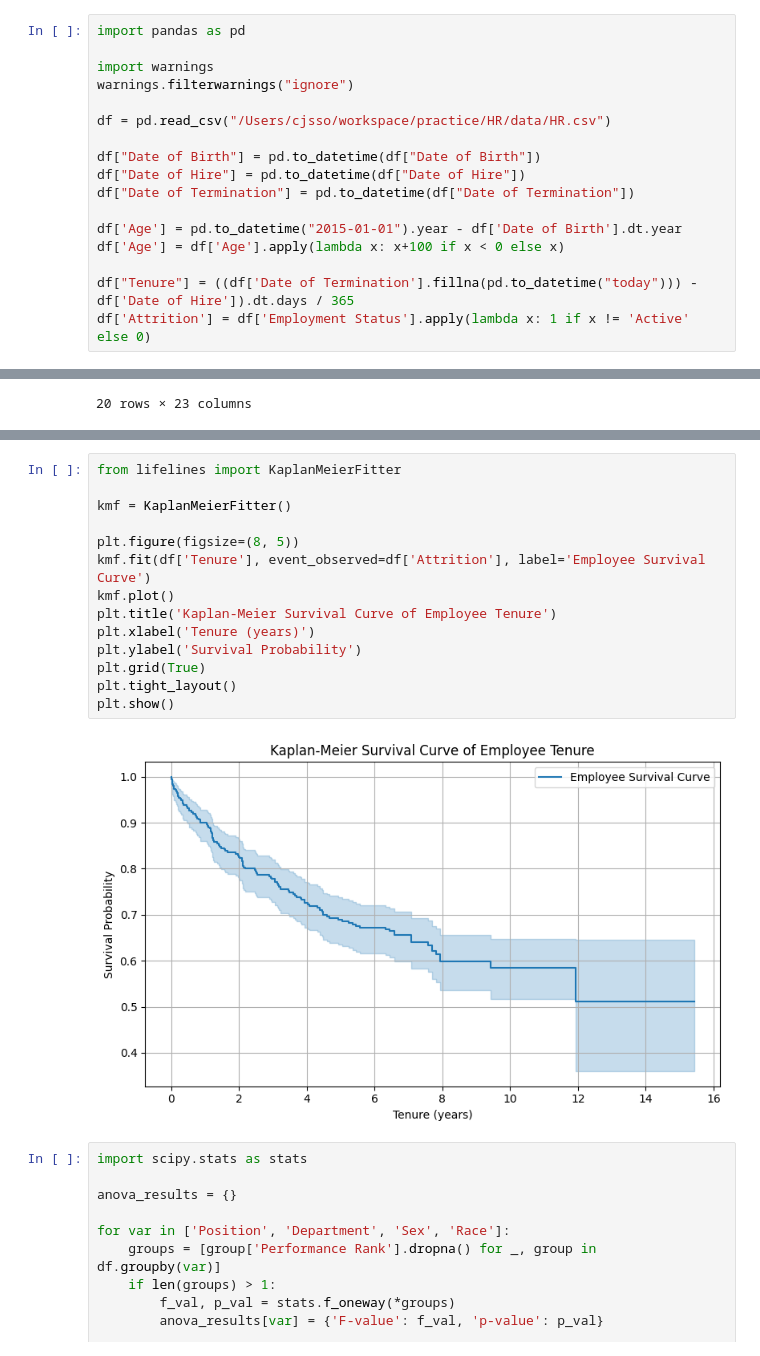
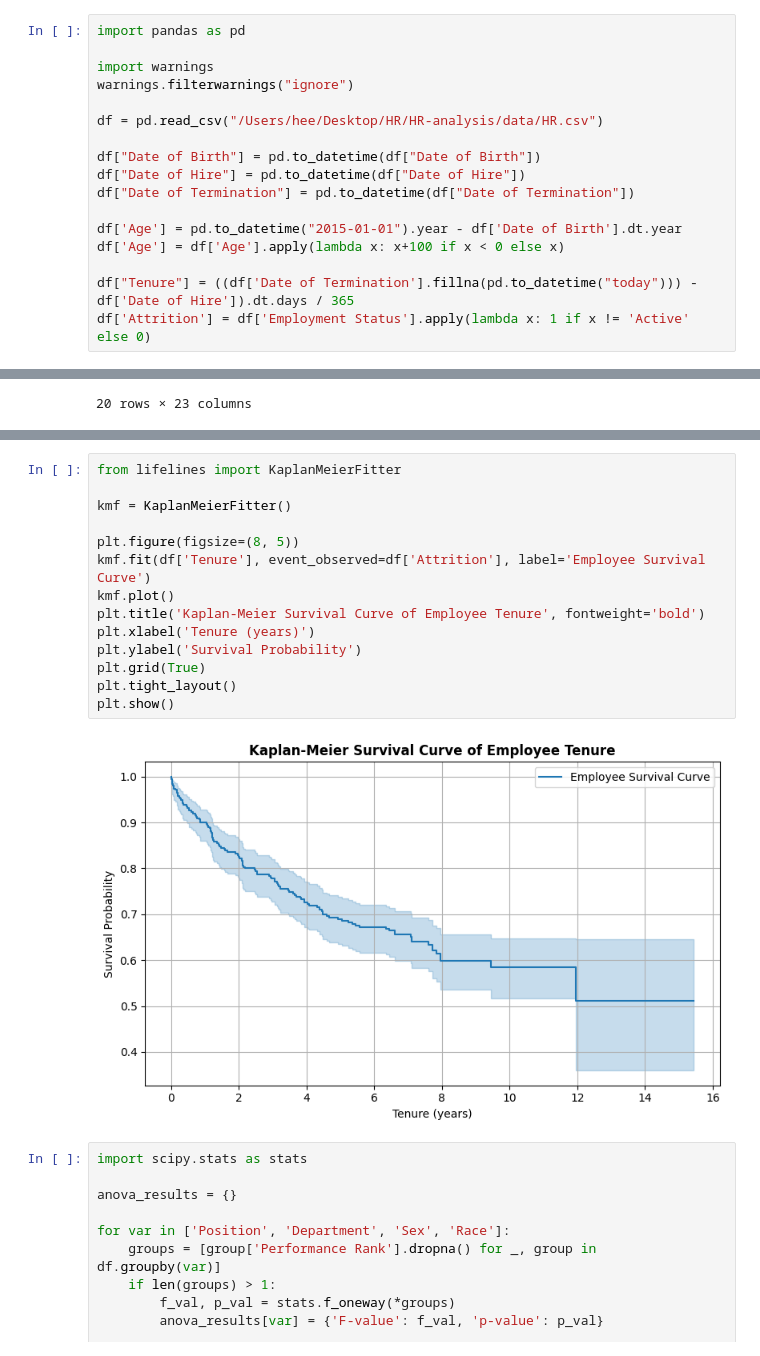
Before and after one commit to sorrychoe/HR-analysis, a Jupyter notebook: notebook/HR.ipynb, the cells around one changed output, grey strips where cells are left out. Drawn from its saved outputs; the diff is of its cells as text.

```diff
--- a/notebook/HR.ipynb
+++ b/notebook/HR.ipynb
@@ -4,7 +4,7 @@ import pandas as pd
 import warnings
 warnings.filterwarnings("ignore")
 
-df = pd.read_csv("/Users/cjsso/workspace/practice/HR/data/HR.csv")
+df = pd.read_csv("/Users/hee/Desktop/HR/HR-analysis/data/HR.csv")
 
 df["Date of Birth"] = pd.to_datetime(df["Date of Birth"])
 df["Date of Hire"] = pd.to_datetime(df["Date of Hire"])
@@ -74,19 +76,19 @@ for feature in ['Age', 'Tenure', 'Pay Rate']:
 # %%
 from lifelines import KaplanMeierFitter
 
 kmf = KaplanMeierFitter()
 
 plt.figure(figsize=(8, 5))
 kmf.fit(df['Tenure'], event_observed=df['Attrition'], label='Employee Survival Curve')
 kmf.plot()
-plt.title('Kaplan-Meier Survival Curve of Employee Tenure')
+plt.title('Kaplan-Meier Survival Curve of Employee Tenure', fontweight='bold')
 plt.xlabel('Tenure (years)')
 plt.ylabel('Survival Probability')
 plt.grid(True)
 plt.tight_layout()
 plt.show()
 # %% [output]
-[figure, old version]
+[figure, new version]
 # %%
 import scipy.stats as stats
 
```
Also changed, not shown: parts of 3 cells of this notebook, 4 other files.
